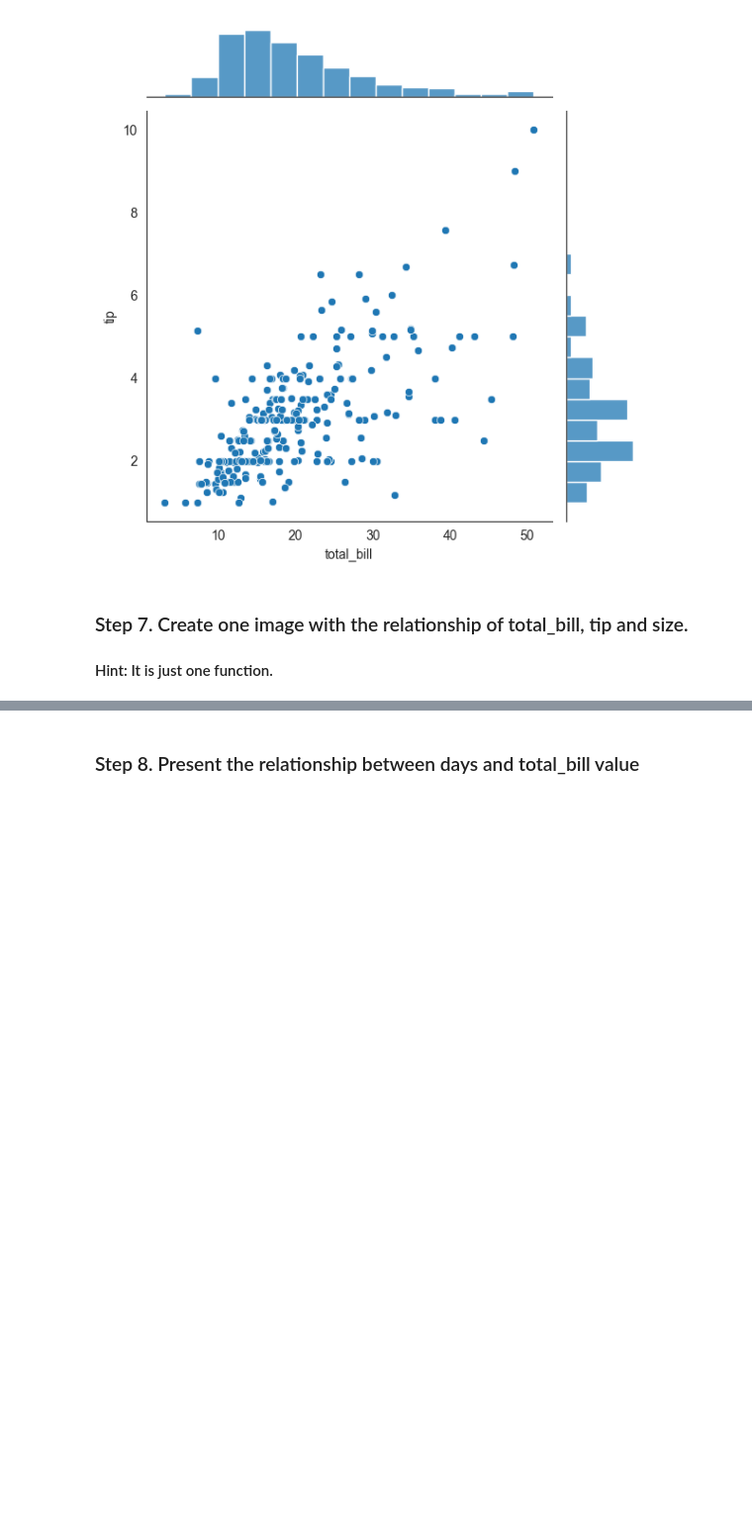
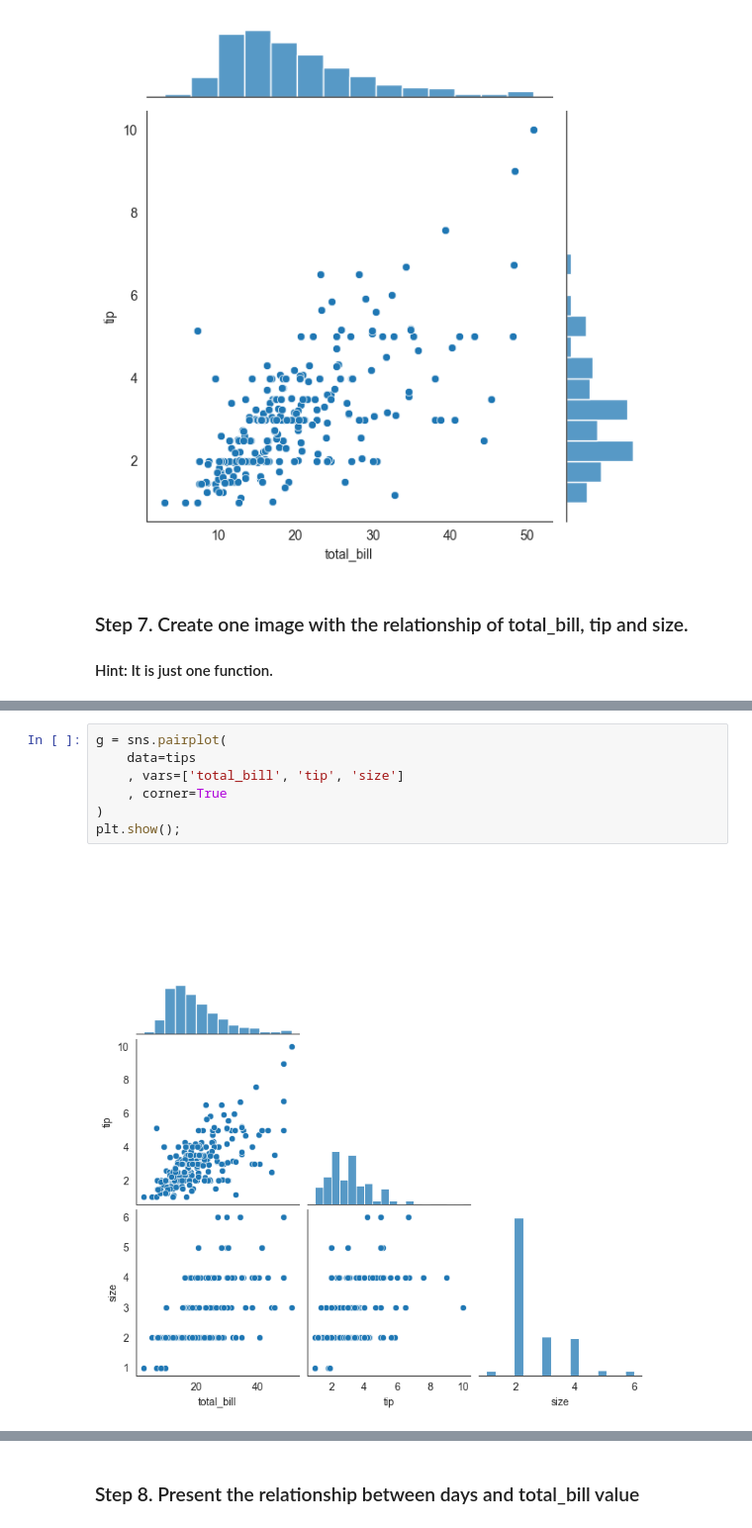
Before and after one commit to aziart/pandas-exercises, a Jupyter notebook: 07 - Visualization/Tips/Solutions.ipynb, the cells around one changed output, grey strips where cells are left out. Shown at 99% size. Drawn from its saved outputs; the diff is of its cells as text; blank space fills up the shorter version.

```diff
--- a/07 - Visualization/Tips/Solutions.ipynb
+++ b/07 - Visualization/Tips/Solutions.ipynb
@@ -203,0 +224,9 @@ sns.jointplot(
+# %%
+g = sns.pairplot(
+    data=tips
+    , vars=['total_bill', 'tip', 'size']
+    , corner=True
+)
+plt.show();
+# %% [output]
+[figure, added]
```
Also changed, not shown: parts of 17 cells of this notebook.
